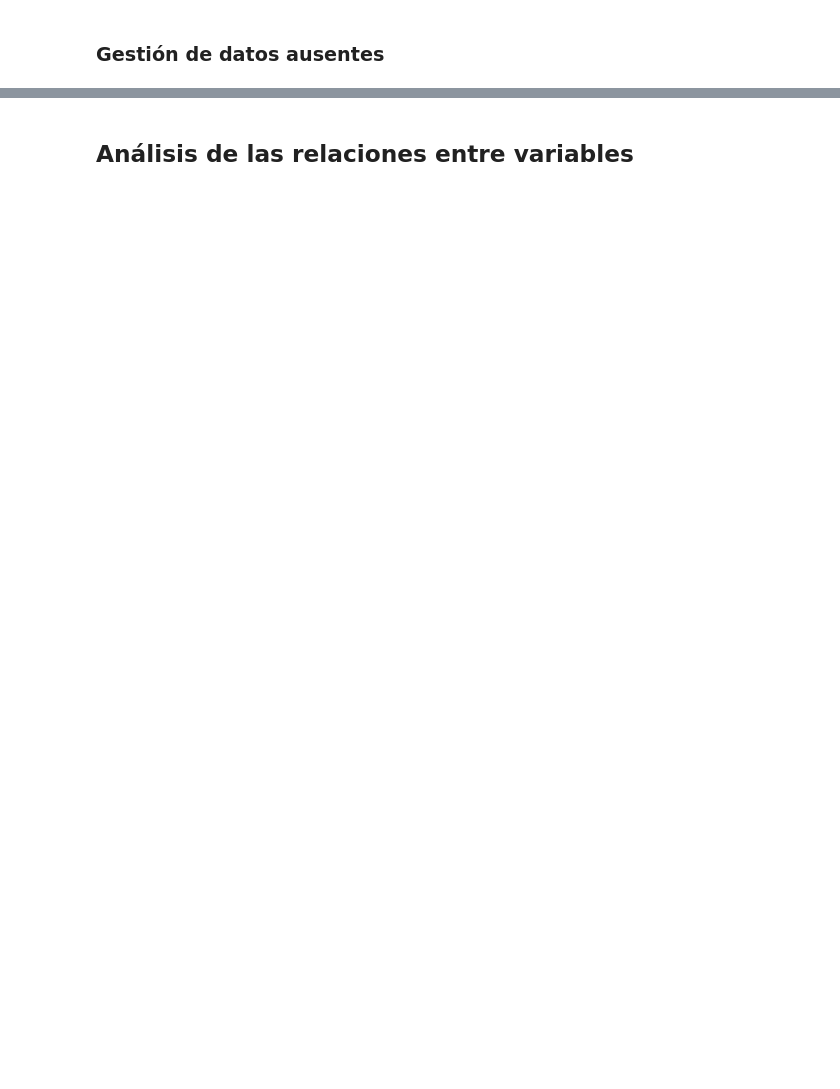
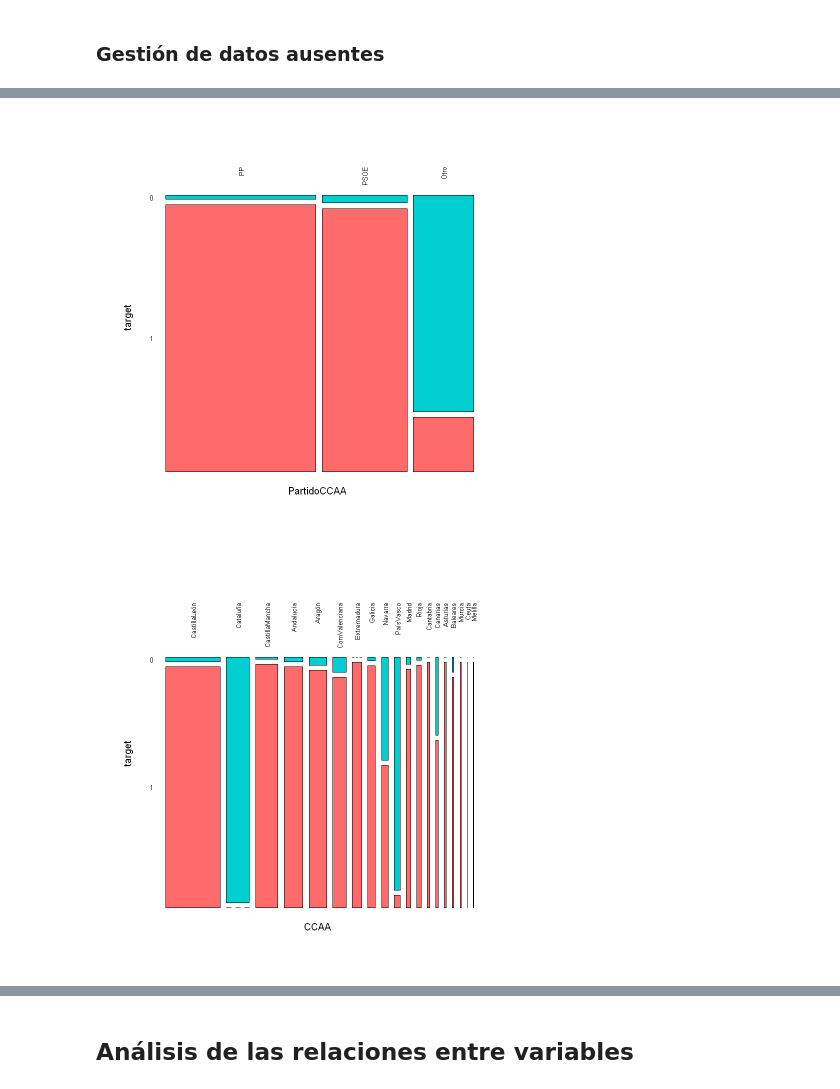
Before and after one commit to josecarlosja96/LinearLogicRegression, a Jupyter notebook: LinearAndLogicRegression.ipynb, the cells around one changed output, grey strips where cells are left out. Saved outputs shown, nothing was run; the diff lists cells and outputs as text; code cells hidden in the pictures; blank space fills up the shorter version.

```diff
--- a/LinearAndLogicRegression.ipynb
+++ b/LinearAndLogicRegression.ipynb
@@ -123,0 +160,8 @@ summary(input$prop_missings)
+# %%
+input[,as.vector(which(sapply(input, class)=="numeric"))]<-
+sapply(Filter(is.numeric, input),function(x) impute(x,"random"))
+input[,as.vector(which(sapply(input, class)=="factor"))]<-
+sapply(Filter(is.factor, input),function(x) impute(x,"random"))
+# Se cambia el tipo de factor a character al imputar, así que hay que corregirlo
+input[,as.vector(which(sapply(input, class)=="character"))] <-
+lapply(input[,as.vector(which(sapply(input, class)=="character"))] , as.factor)
@@ -123,0 +172,3 @@ summary(input$prop_missings)
+# %%
+input$prop_missings<-as.factor(input$prop_missings)
+freq(input$prop_missings)
@@ -123,0 +187,5 @@ summary(input$prop_missings)
+# %%
+input$prop_missings<-car::recode(input$prop_missings, "c(0.0333333333333333,0.0666666666666667,0.1,0.133333333333333,
+0.2,0.233333333333333,0.333333333333333	)='>0';
+c(0)='0'")
+freq(input$prop_missings)
@@ -123,0 +218,6 @@ summary(input$prop_missings)
+# %%
+mosaico(input$PartidoCCAA,varObjBin,"PartidoCCAA")
+mosaico(input$CCAA,varObjBin,"CCAA")
+# %% [output]
+[figure, added]
+[figure, added]
```
Also changed, not shown: parts of 47 cells of this notebook, 2 other files.
